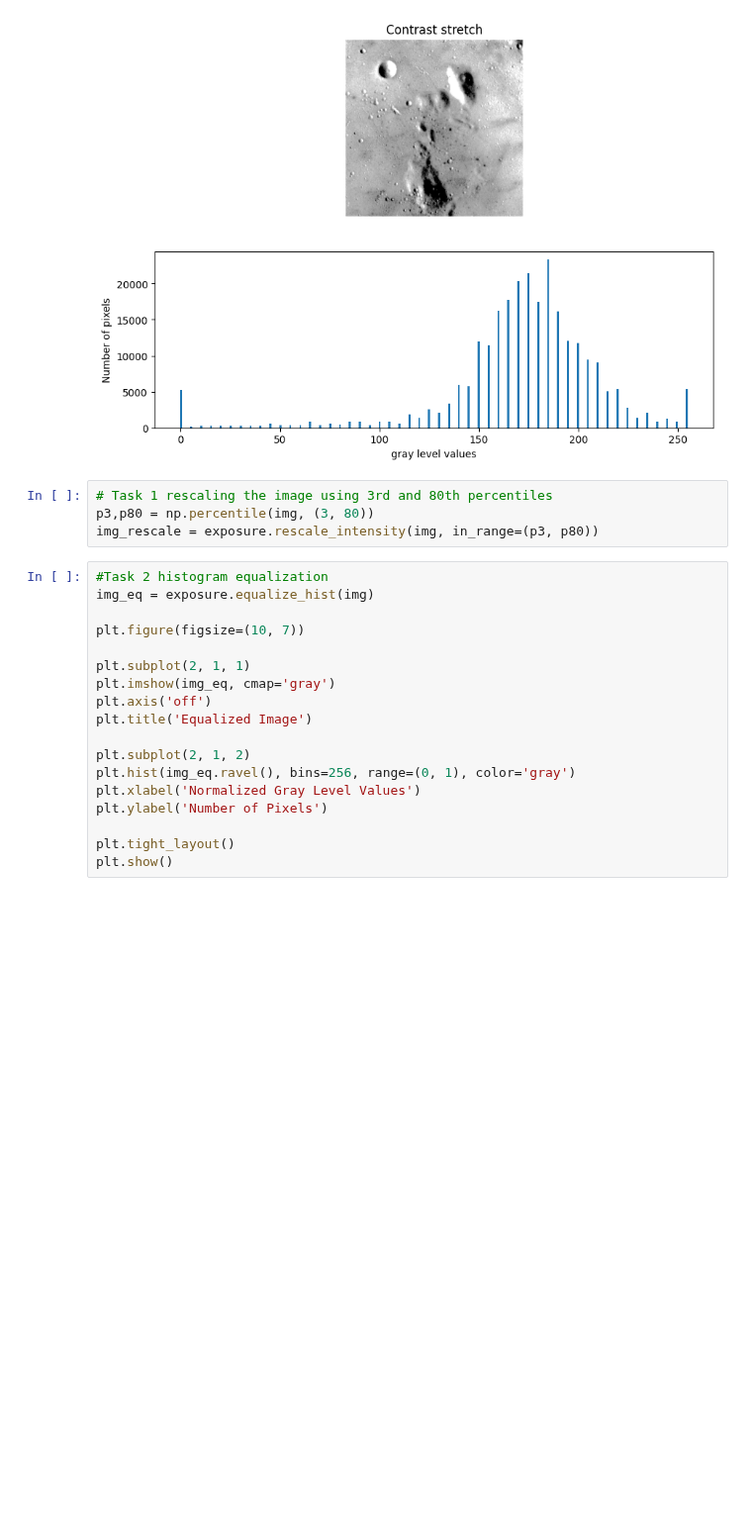
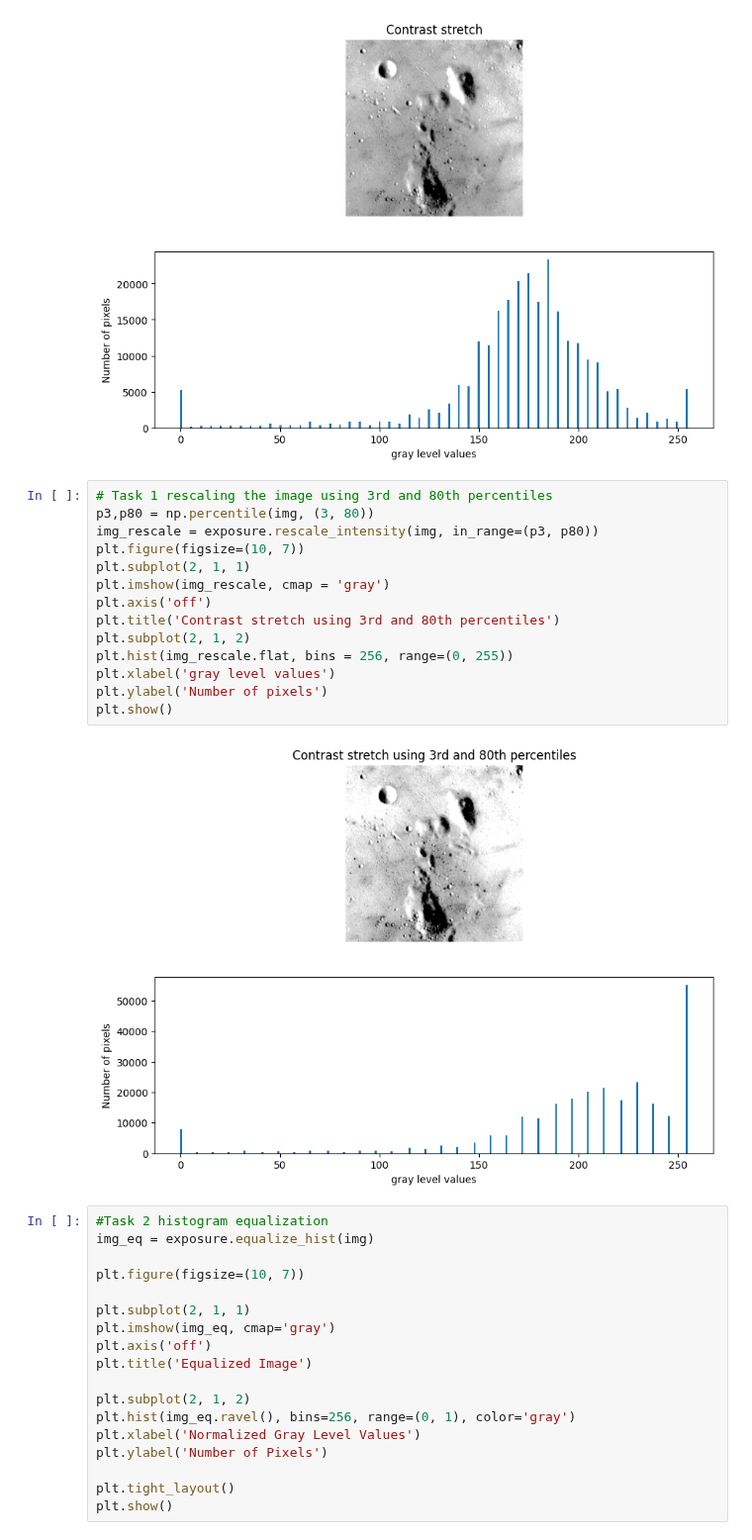
Before and after one commit to abdulaziz-alhassan/Image-processing, a Jupyter notebook: Lab4.ipynb, the cells around one changed output. Shown at 99% size. Cells and saved outputs as stored; diff of their text form; blank space fills up the shorter version.

```diff
--- a/Lab4.ipynb
+++ b/Lab4.ipynb
@@ -44,7 +43,19 @@ plt.show()
 # %%
 # Task 1 rescaling the image using 3rd and 80th percentiles
 p3,p80 = np.percentile(img, (3, 80))
 img_rescale = exposure.rescale_intensity(img, in_range=(p3, p80))
+plt.figure(figsize=(10, 7))
+plt.subplot(2, 1, 1)
+plt.imshow(img_rescale, cmap = 'gray')
+plt.axis('off')
+plt.title('Contrast stretch using 3rd and 80th percentiles')
+plt.subplot(2, 1, 2)
+plt.hist(img_rescale.flat, bins = 256, range=(0, 255))
+plt.xlabel('gray level values')
+plt.ylabel('Number of pixels')
+plt.show()
+# %% [output]
+[figure, added]
 # %%
 #Task 2 histogram equalization
 img_eq = exposure.equalize_hist(img)
```
Also changed, not shown: parts of 1 cell of this notebook.
